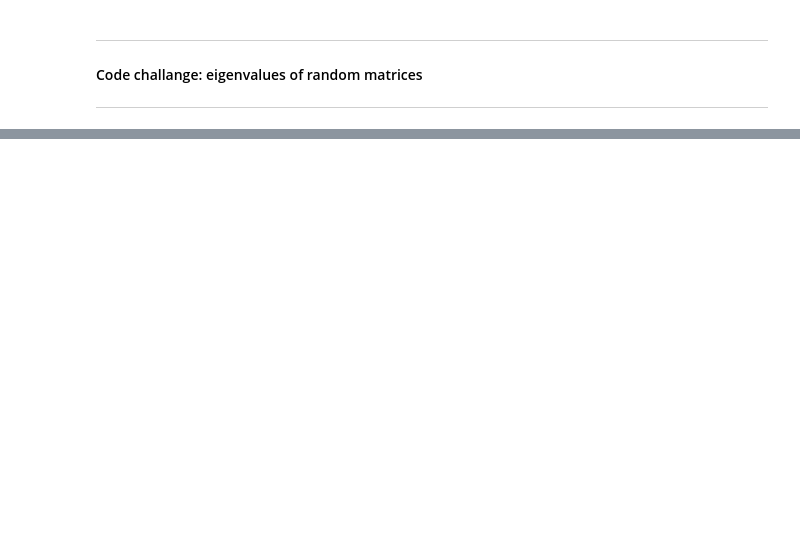
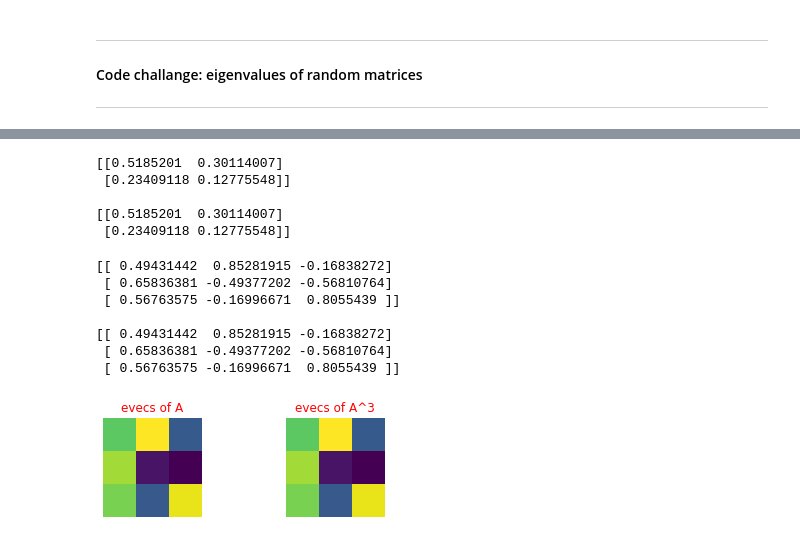
Before and after one commit to akshatsingh1718/maths, a Jupyter notebook: linear_algebra/eigenDecomposition.ipynb, the cells around one changed output, grey strips where cells are left out. Saved outputs shown, nothing was run; the diff lists cells and outputs as text; code cells hidden in the pictures; blank space fills up the shorter version.

```diff
--- a/linear_algebra/eigenDecomposition.ipynb
+++ b/linear_algebra/eigenDecomposition.ipynb
@@ -220,0 +334,45 @@ plt.show()
+# %%
+## matrix powers
+A = np.random.rand(2,2)
+print(np.linalg.matrix_power(A, 3))
+print(' ')
+D, V = np.linalg.eig(A)
+D = np.diag(D)
+print(V @ np.linalg.matrix_power(D, 3) @ np.linalg.inv(V))
+# %% [output]
+[[0.5185201  0.30114007]
+ [0.23409118 0.12775548]]
+
+[[0.5185201  0.30114007]
+ [0.23409118 0.12775548]]
+# %%
+# create a symmetric matrix
+A = np.random.rand(3,3)
+A = A.T @ A
+
+D, V = np.linalg.eig(A)
+
+D3, V3 = np.linalg.eig(A @ A @ A)
+print(V), print(' ')
+print(V3)
+
+plt.subplot(221)
+plt.imshow(V)
+plt.axis('off')
+plt.title('evecs of A')
+
+plt.subplot(222)
+plt.imshow(V3)
+plt.axis('off')
+plt.title('evecs of A^3')
+
+plt.show()
+# %% [output]
+[[ 0.49431442  0.85281915 -0.16838272]
+ [ 0.65836381 -0.49377202 -0.56810764]
+ [ 0.56763575 -0.16996671  0.8055439 ]]
+
+[[ 0.49431442  0.85281915 -0.16838272]
+ [ 0.65836381 -0.49377202 -0.56810764]
+ [ 0.56763575 -0.16996671  0.8055439 ]]
+[figure, added]
```
Also changed, not shown: parts of 49 cells of this notebook, 7 other files.
